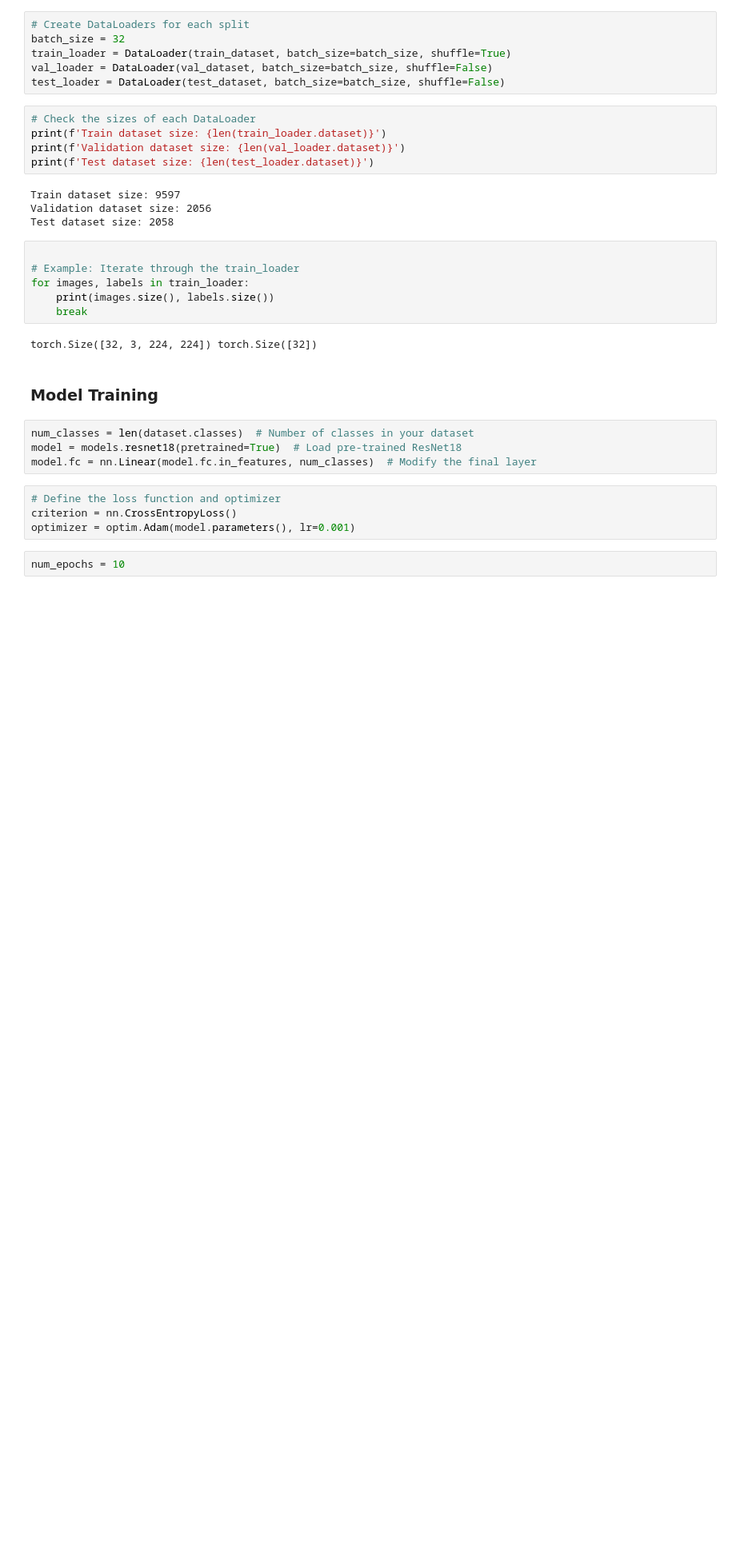
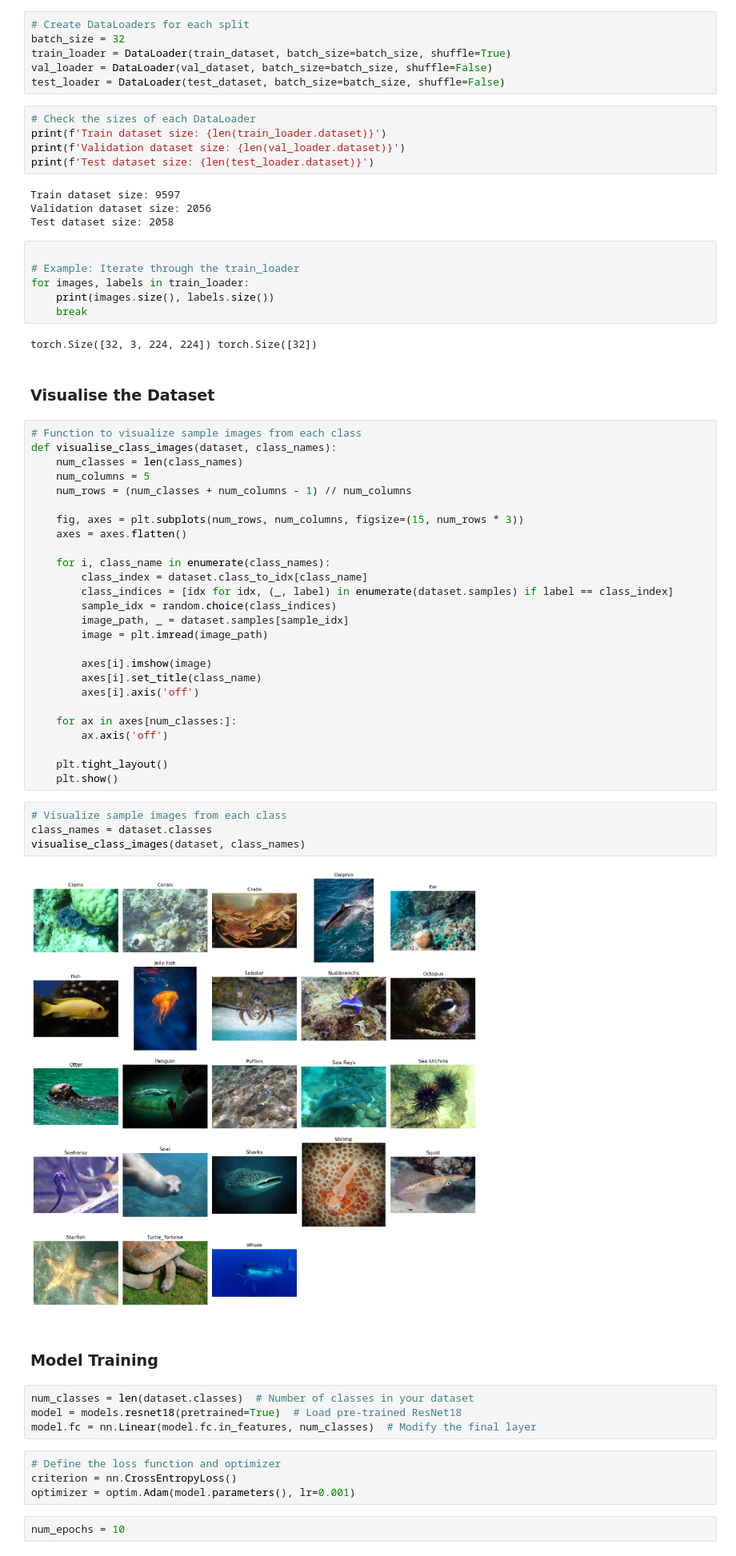
Before and after one commit to marcmarais/git-workshop, a Jupyter notebook: sea_animals_classification.ipynb, the cells around one changed output. Shown at 80% size. Drawn from its saved outputs; the diff is of its cells as text; blank space fills up the shorter version.

Commit message:
visualised the different classes

```diff
--- a/sea_animals_classification.ipynb
+++ b/sea_animals_classification.ipynb
@@ -133,6 +135,40 @@ for images, labels in train_loader:
     break
 # %% [output]
 torch.Size([32, 3, 224, 224]) torch.Size([32])
+# %% [markdown]
+### Visualise the Dataset
+# %%
+# Function to visualize sample images from each class
+def visualise_class_images(dataset, class_names):
+    num_classes = len(class_names)
+    num_columns = 5
+    num_rows = (num_classes + num_columns - 1) // num_columns
+
+    fig, axes = plt.subplots(num_rows, num_columns, figsize=(15, num_rows * 3))
+    axes = axes.flatten()
+
+    for i, class_name in enumerate(class_names):
+        class_index = dataset.class_to_idx[class_name]
+        class_indices = [idx for idx, (_, label) in enumerate(dataset.samples) if label == class_index]
+        sample_idx = random.choice(class_indices)
+        image_path, _ = dataset.samples[sample_idx]
+        image = plt.imread(image_path)
+
+        axes[i].imshow(image)
+        axes[i].set_title(class_name)
+        axes[i].axis('off')
+
+    for ax in axes[num_classes:]:
+        ax.axis('off')
+
+    plt.tight_layout()
+    plt.show()
+# %%
+# Visualize sample images from each class
+class_names = dataset.classes
+visualise_class_images(dataset, class_names)
+# %% [output]
+[figure, added]
 # %% [markdown]
 ### Model Training
 # %%
```
Also changed, not shown: parts of 1 cell of this notebook.
